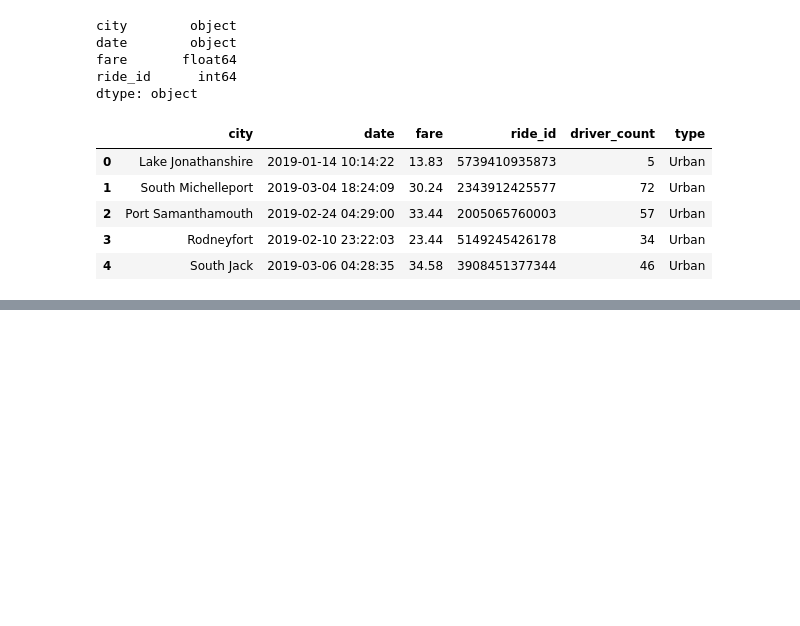
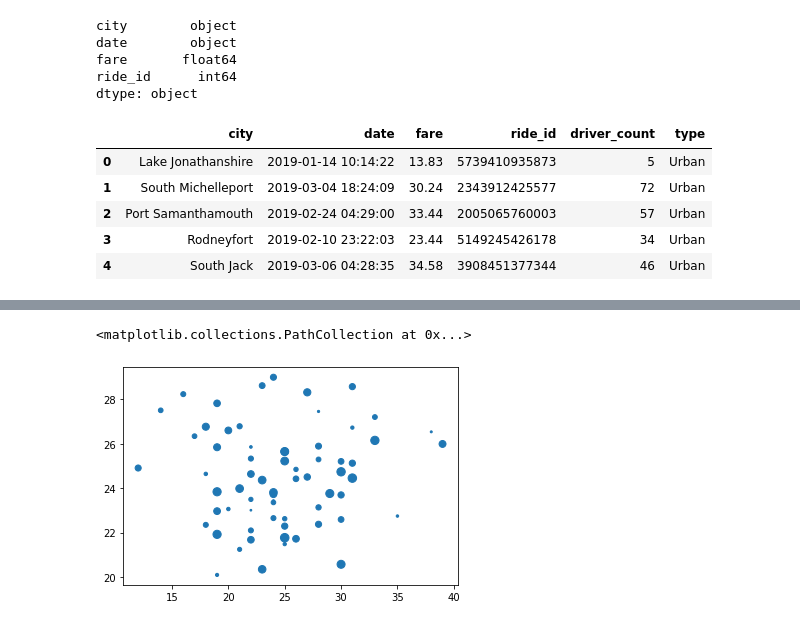
Before and after one commit to tchumphrey65/PyBer_Analysis, a Jupyter notebook: PyBer.ipynb, the cells around one changed output, grey strips where cells are left out. Cells and saved outputs as stored; diff of their text form; code cells hidden in the pictures; blank space fills up the shorter version.

Commit message:
Initial Analysis and Scatter Plots

```diff
--- a/PyBer.ipynb
+++ b/PyBer.ipynb
@@ -141,3 +159,12 @@ pyber_data_df.head()
 | 2 | Port Samanthamouth | 2019-02-24 04:29:00 | 33.44 | 2005065760003 | 57 | Urban |
 | 3 | Rodneyfort | 2019-02-10 23:22:03 | 23.44 | 5149245426178 | 34 | Urban |
 | 4 | South Jack | 2019-03-06 04:28:35 | 34.58 | 3908451377344 | 46 | Urban |
+# %%
+# Create the Urban, Suburban and Rural city DataFrames.
+urban_cities_df = pyber_data_df[pyber_data_df["type"] == "Urban"]
+suburban_cities_df = pyber_data_df[pyber_data_df["type"] == "Suburban"]
+rural_cities_df = pyber_data_df[pyber_data_df["type"] == "Rural"]
+
+urban_cities_df.head()
+suburban_cities_df.head()
+rural_cities_df.head()
@@ -143,0 +178,4 @@ pyber_data_df.head()
+# %%
+# Get the number of rides for urban cities.
+urban_ride_count = urban_cities_df.groupby(["city"]).count()["ride_id"]
+urban_ride_count.head()
@@ -143,0 +214,4 @@ pyber_data_df.head()
+# %%
+# Get the average fare for urban cities.
+urban_avg_fare = urban_cities_df.groupby(["city"]).mean()["fare"]
+urban_avg_fare.head()
@@ -143,0 +250,4 @@ pyber_data_df.head()
+# %%
+# Get the average driver count for urban cities.
+urban_driver_count = urban_cities_df.groupby(["city"]).mean()["driver_count"]
+urban_driver_count.head()
@@ -143,0 +286,10 @@ pyber_data_df.head()
+# %%
+# Build Scatter plot
+
+# Build the scatter plots for urban cities.
+plt.scatter(urban_ride_count,
+      urban_avg_fare,
+      s=urban_driver_count)
+# %% [output]
+<matplotlib.collections.PathCollection at 0x...>
+[figure, added]
```
Also changed, not shown: parts of 17 cells of this notebook, 1 other file.
